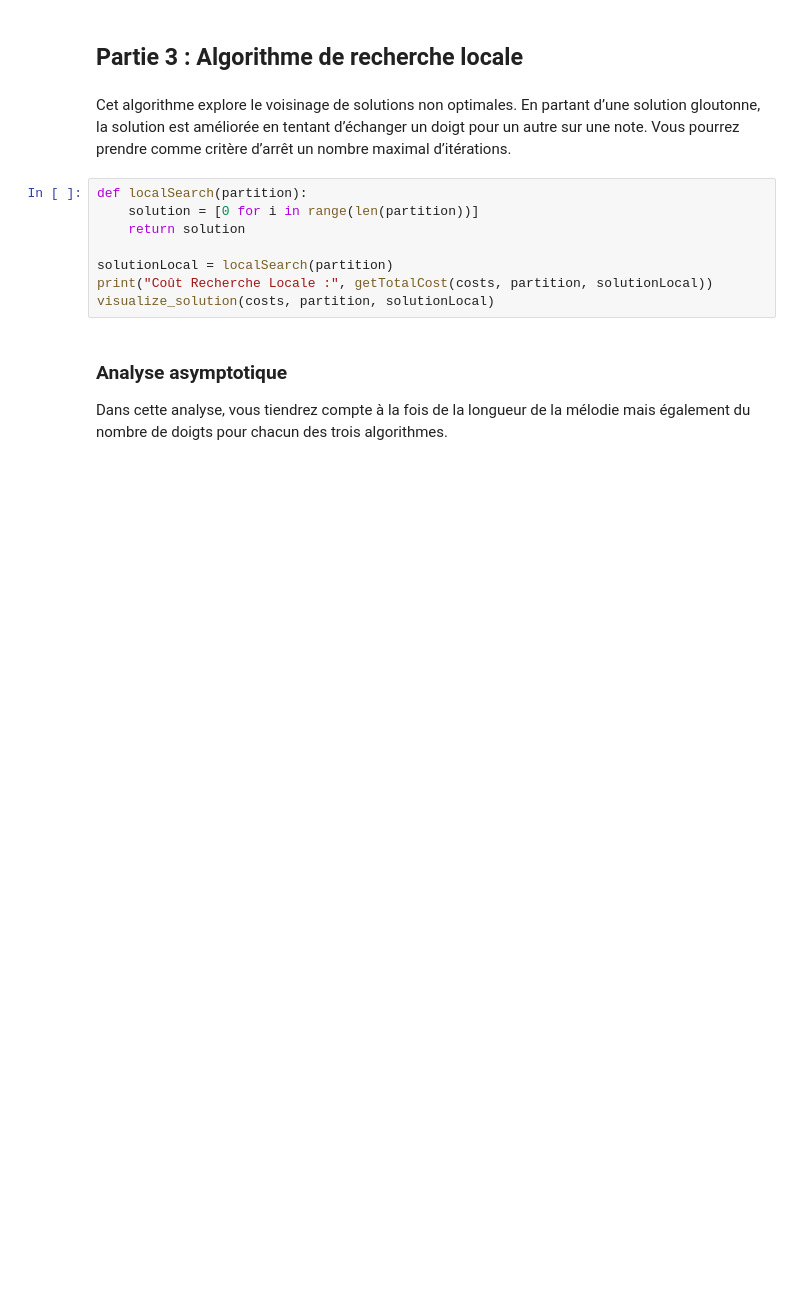
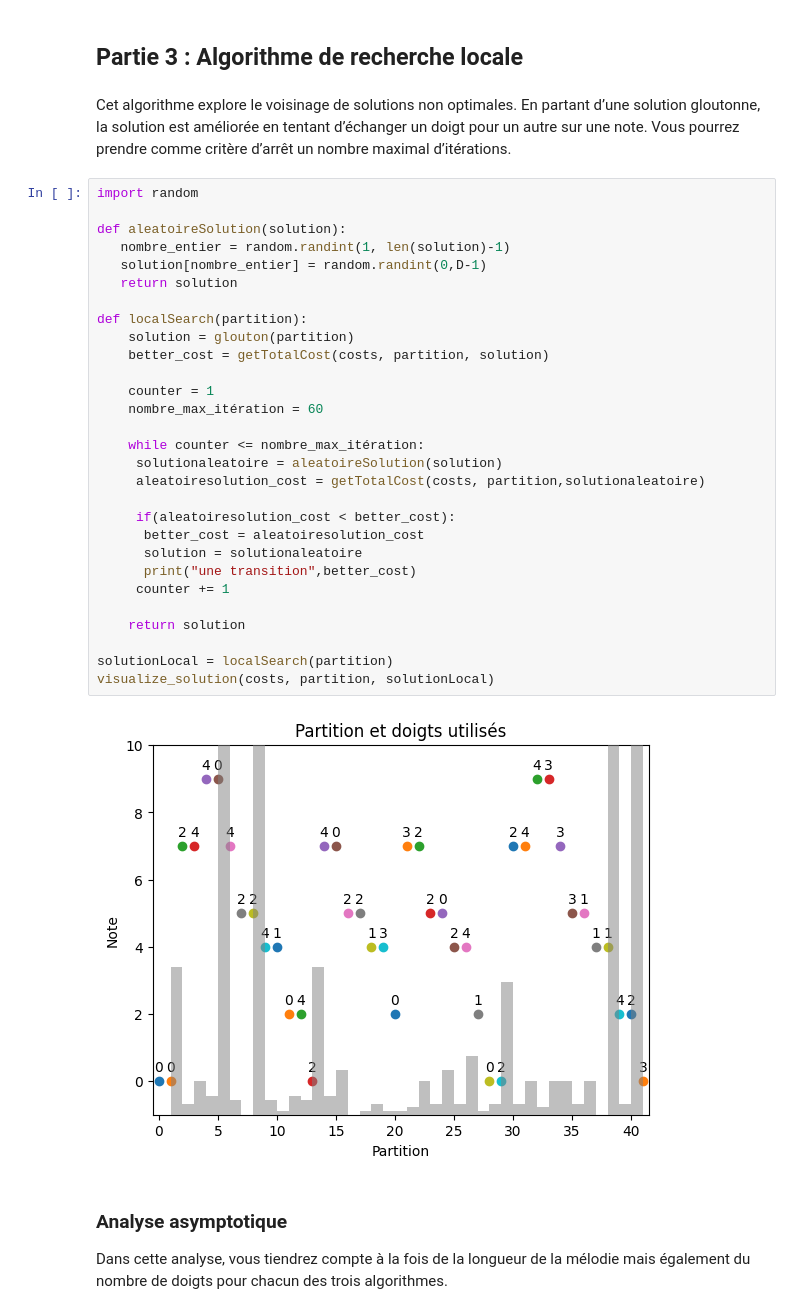
Before and after one commit to UiVieto/INF8775, a Jupyter notebook: TP2-H24/TP2-H24.ipynb, the cells around one changed output. Cells and saved outputs as stored; diff of their text form; blank space fills up the shorter version.

Commit message:
ajout algo local

```diff
--- a/TP2-H24/TP2-H24.ipynb
+++ b/TP2-H24/TP2-H24.ipynb
@@ -585,14 +585,37 @@ display_test_constantes(values_test_constantes(mesures_dyn, f), "Test de constan
 Cet algorithme explore le voisinage de solutions non optimales. En partant d’une solution gloutonne, la
 solution est améliorée en tentant d’échanger un doigt pour un autre sur une note. Vous pourrez prendre
 comme critère d’arrêt un nombre maximal d’itérations.
-# %%
-def localSearch(partition):
-    solution = [0 for i in range(len(partition))]
-    return solution
-
-solutionLocal = localSearch(partition)
-print("Coût Recherche Locale :", getTotalCost(costs, partition, solutionLocal))
-visualize_solution(costs, partition, solutionLocal)
+# %%
+import random
+
+def aleatoireSolution(solution):
+   nombre_entier = random.randint(1, len(solution)-1)
+   solution[nombre_entier] = random.randint(0,D-1)
+   return solution
+
+def localSearch(partition):
+    solution = glouton(partition)
+    better_cost = getTotalCost(costs, partition, solution)
+
+    counter = 1
+    nombre_max_itération = 60
+
+    while counter <= nombre_max_itération:
+     solutionaleatoire = aleatoireSolution(solution)
+     aleatoiresolution_cost = getTotalCost(costs, partition,solutionaleatoire)
+
+     if(aleatoiresolution_cost < better_cost):
+      better_cost = aleatoiresolution_cost
+      solution = solutionaleatoire
+      print("une transition",better_cost)
+     counter += 1
+
+    return solution
+
+solutionLocal = localSearch(partition)
+visualize_solution(costs, partition, solutionLocal)
+# %% [output]
+[figure, added]
 # %% [markdown]
 ### Analyse asymptotique
 
```
Also changed, not shown: parts of 8 cells of this notebook.
